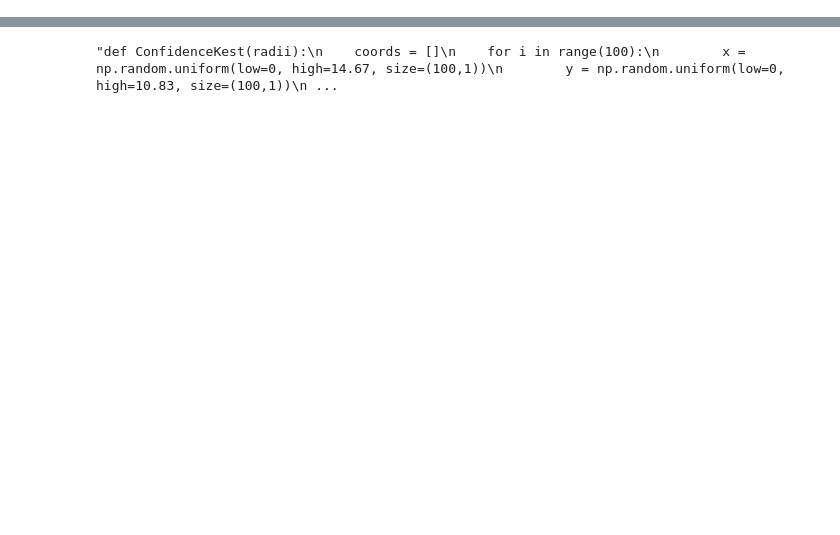
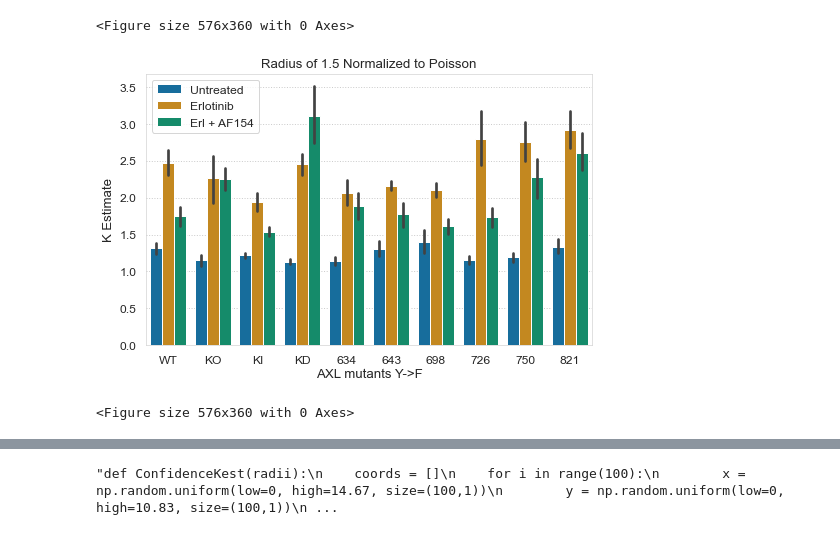
Before and after one commit to meyer-lab/DDMC, a Jupyter notebook: Distances.ipynb, the cells around one changed output, grey strips where cells are left out. Saved outputs shown, nothing was run; the diff lists cells and outputs as text; code cells hidden in the pictures; blank space fills up the shorter version.

```diff
--- a/Distances.ipynb
+++ b/Distances.ipynb
@@ -7,4 +7,24 @@ import numpy as np
 import math
 from scipy import stats
 from astropy.stats import RipleysKEstimator
-from msresist.distances import PlotSingleDistances, PlotClosestN, PlotNhrsdistances, Plot_Logmean, PlotRipleysK, BarPlotRipleysK, PlotRipleysK_TimeCourse
+from msresist.distances import PlotSingleDistances, PlotClosestN, PlotNhrsdistances, Plot_Logmean, PlotRipleysK, BarPlotRipleysK, PlotRipleysK_TimeCourse, BarPlotRipleysK_TimePlots, DataFrameRipleysK
+
+sns.set(style="whitegrid", font_scale=1.1, color_codes=True, palette="colorblind", rc={"grid.linestyle": "dotted", "axes.linewidth": 0.6})
+# %%
+mutants = ['PC9', 'KO', 'KIN', 'KD', 'M4', 'M5', 'M7', 'M10', 'M11', 'M15']
+lines = ["WT", "KO", "KI", "KD", "Y634F", "Y643F", "Y698F", "Y726F", "Y750F ", "Y821F"]
+lines_num = ["WT", "KO", "KI", "KD", "634", "643", "698", "726", "750", "821"]
+# %%
+treatments = ['ut', 'e', 'ae']
+legendlabels = ["Untreated", "Erlotinib", "Erl + AF154"]
+
+replicates = 6
+radius = np.linspace(1.5, 14.67, 1)
+folder = '48hrs'
+BarPlotRipleysK(folder, mutants, lines_num, treatments, legendlabels, replicates, radius)
+plt.figure(figsize=(8, 5))
+# plt.savefig("ClusterEffect.svg", bbox_inches='tight', format='svg', dpi=1200)
+# %% [output]
+<Figure size 576x360 with 0 Axes>
+[figure, added]
+<Figure size 576x360 with 0 Axes>
```
Also changed, not shown: parts of 16 cells of this notebook, 2 other files.
